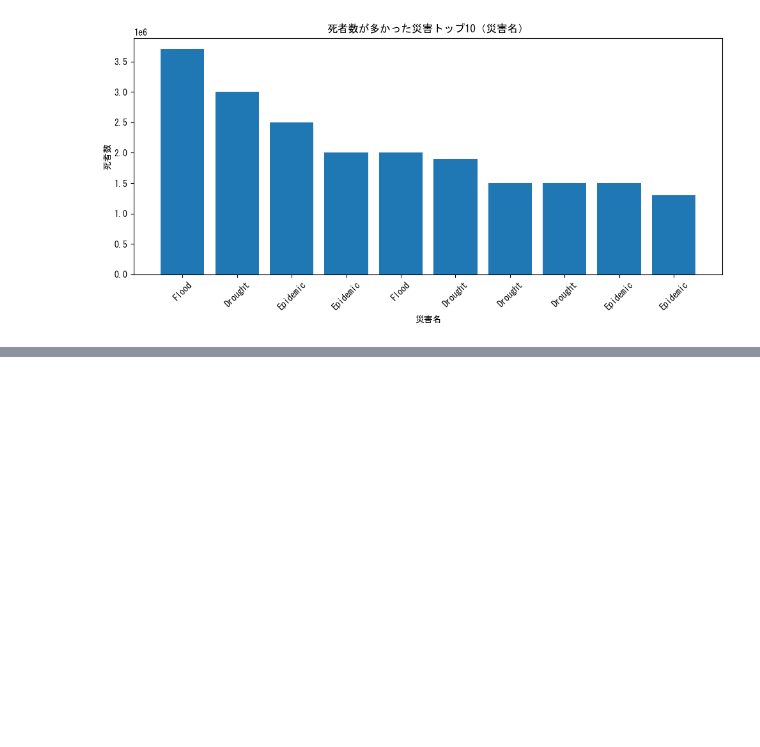
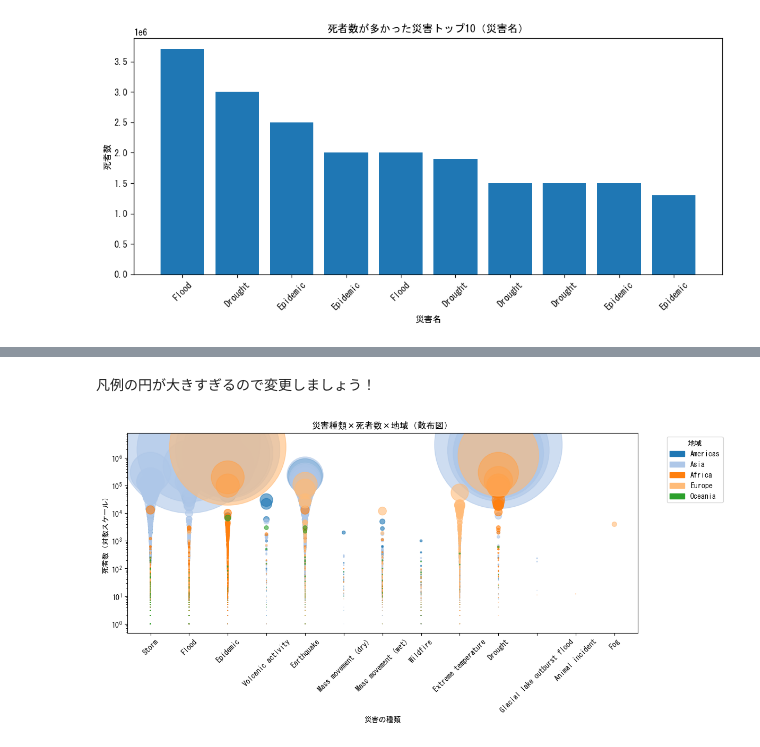
Before and after one commit to awano-kakeru/me, a Jupyter notebook: Week9/disaster challenge.ipynb, the cells around one changed output, grey strips where cells are left out. Saved outputs shown, nothing was run; the diff lists cells and outputs as text; code cells hidden in the pictures; blank space fills up the shorter version.

```diff
--- a/Week9/disaster challenge.ipynb
+++ b/Week9/disaster challenge.ipynb
@@ -189,0 +263,44 @@ plt.show()
+# %% [markdown]
+凡例の円が大きすぎるので変更しましょう！
+# %%
+import pandas as pd
+import matplotlib.pyplot as plt
+import matplotlib.patches as mpatches
+
+plt.rcParams['font.family'] = 'MS Gothic'
+
+df = pd.read_csv("emdat.csv")
+df_deaths = df[df["Total Deaths"].notnull()]
+
+plt.figure(figsize=(12,6))
+
+# 地域ごとに色分け
+regions = df_deaths["Region"].unique()
+colors = plt.cm.tab20.colors
+region_color_map = {region: colors[i % len(colors)] for i, region in enumerate(regions)}
+
+# 散布図作成（点の大きさは死者数で可変）
+for region in regions:
+    subset = df_deaths[df_deaths["Region"] == region]
+    plt.scatter(
+        subset["Disaster Type"],
+        subset["Total Deaths"],
+        s=subset["Total Deaths"]/100,  # 点の大きさは死者数
+        color=region_color_map[region],
+        alpha=0.6
+    )
+
+plt.xticks(rotation=45)
+plt.yscale('log')
+plt.title("災害種類×死者数×地域（散布図）")
+plt.xlabel("災害の種類")
+plt.ylabel("死者数（対数スケール）")
+
+# ===== 凡例を作る（円の大きさを統一） =====
+handles = [mpatches.Patch(color=region_color_map[region], label=region) for region in regions]
+plt.legend(handles=handles, title="地域", bbox_to_anchor=(1.05,1), loc='upper left')
+
+plt.tight_layout()
+plt.show()
+# %% [output]
+[figure, added]
```
Also changed, not shown: parts of 11 cells of this notebook, 1 other file.
